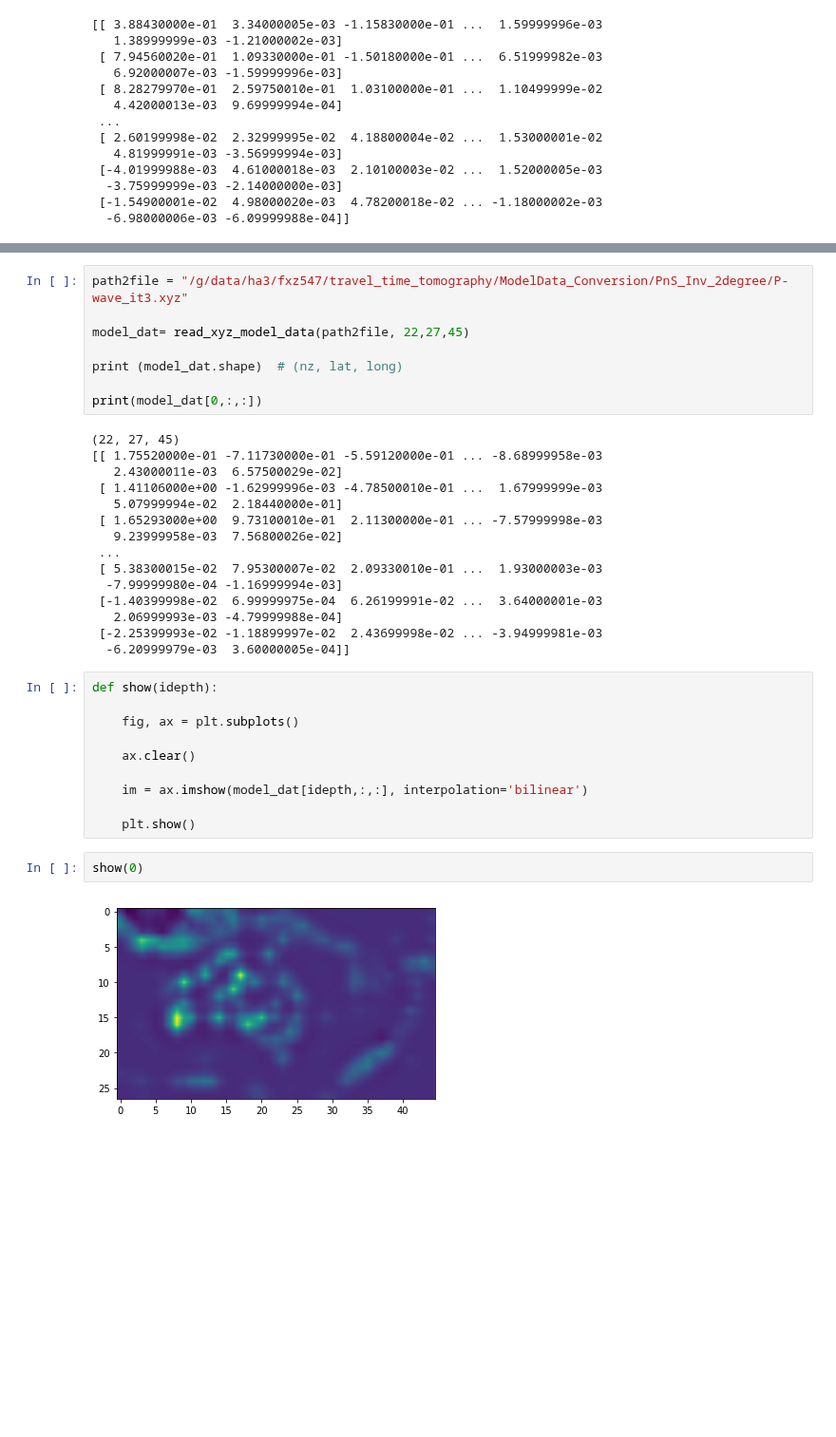
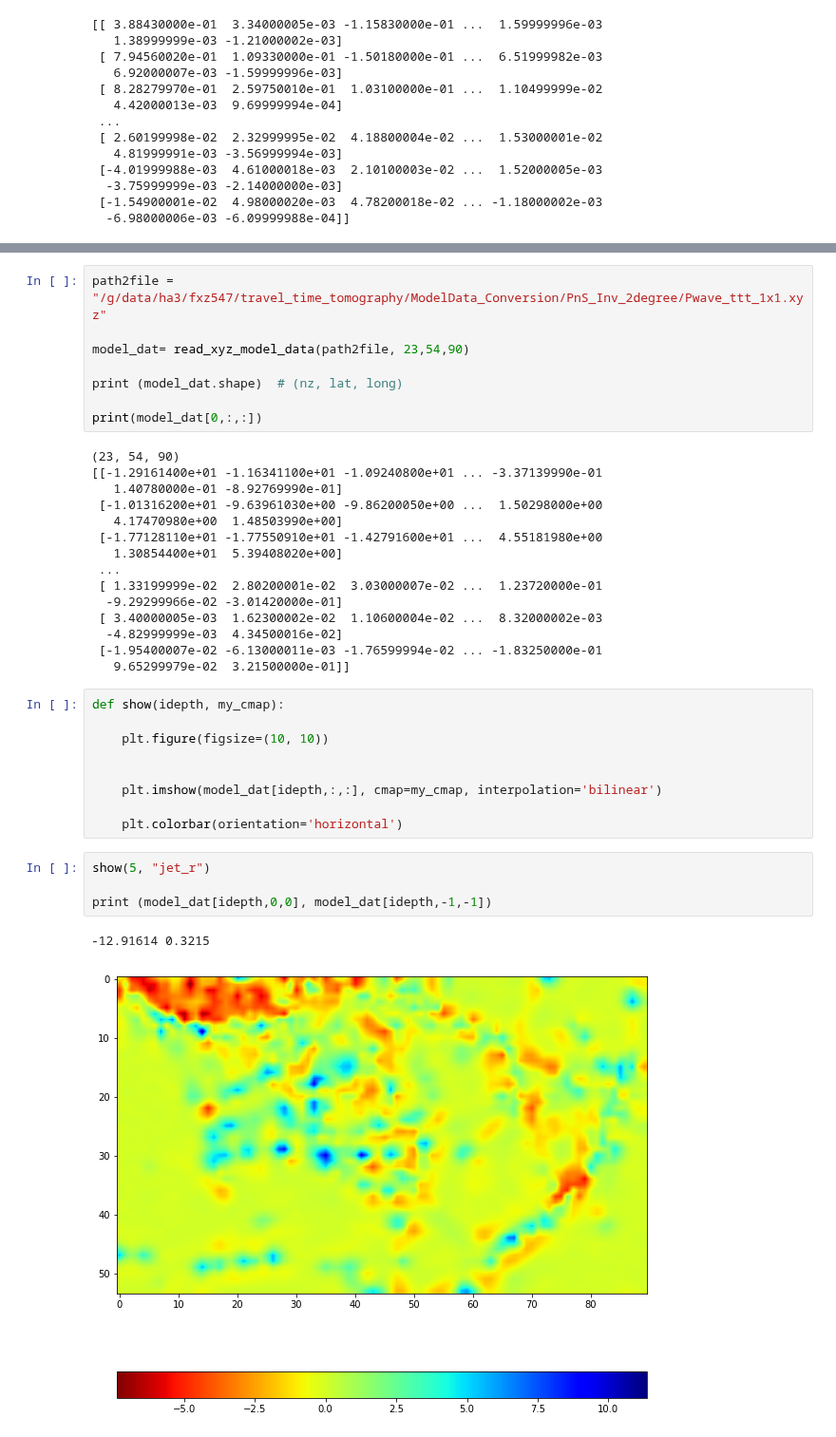
Before and after one commit to GeoscienceAustralia/hiperseis, a Jupyter notebook: notebooks/plot_travel_time_tomography.ipynb, the cells around one changed output, grey strips where cells are left out. Shown at 95% size. Saved outputs shown, nothing was run; the diff lists cells and outputs as text; blank space fills up the shorter version.

Commit message:
modified notebook to display travel time tomography horizontal images

```diff
--- a/notebooks/plot_travel_time_tomography.ipynb
+++ b/notebooks/plot_travel_time_tomography.ipynb
@@ -55,37 +55,39 @@ plt.show()
 # %%
-path2file = "/g/data/ha3/fxz547/travel_time_tomography/ModelData_Conversion/PnS_Inv_2degree/P-wave_it3.xyz"
+path2file = "/g/data/ha3/fxz547/travel_time_tomography/ModelData_Conversion/PnS_Inv_2degree/Pwave_ttt_1x1.xyz"
 
-model_dat= read_xyz_model_data(path2file, 22,27,45)
+model_dat= read_xyz_model_data(path2file, 23,54,90)
 
 print (model_dat.shape)  # (nz, lat, long)
 
 print(model_dat[0,:,:])
 # %% [output]
-(22, 27, 45)
-[[ 1.75520000e-01 -7.11730000e-01 -5.59120000e-01 ... -8.68999958e-03
-   2.43000011e-03  6.57500029e-02]
- [ 1.41106000e+00 -1.62999996e-03 -4.78500010e-01 ...  1.67999999e-03
-   5.07999994e-02  2.18440000e-01]
- [ 1.65293000e+00  9.73100010e-01  2.11300000e-01 ... -7.57999998e-03
-   9.23999958e-03  7.56800026e-02]
+(23, 54, 90)
+[[-1.29161400e+01 -1.16341100e+01 -1.09240800e+01 ... -3.37139990e-01
+   1.40780000e-01 -8.92769990e-01]
+ [-1.01316200e+01 -9.63961030e+00 -9.86200050e+00 ...  1.50298000e+00
+   4.17470980e+00  1.48503990e+00]
+ [-1.77128110e+01 -1.77550910e+01 -1.42791600e+01 ...  4.55181980e+00
+   1.30854400e+01  5.39408020e+00]
  ...
- [ 5.38300015e-02  7.95300007e-02  2.09330010e-01 ...  1.93000003e-03
-  -7.99999980e-04 -1.16999994e-03]
- [-1.40399998e-02  6.99999975e-04  6.26199991e-02 ...  3.64000001e-03
-   2.06999993e-03 -4.79999988e-04]
- [-2.25399993e-02 -1.18899997e-02  2.43699998e-02 ... -3.94999981e-03
-  -6.20999979e-03  3.60000005e-04]]
+ [ 1.33199999e-02  2.80200001e-02  3.03000007e-02 ...  1.23720000e-01
+  -9.29299966e-02 -3.01420000e-01]
+ [ 3.40000005e-03  1.62300002e-02  1.10600004e-02 ...  8.32000002e-03
+  -4.82999999e-03  4.34500016e-02]
+ [-1.95400007e-02 -6.13000011e-03 -1.76599994e-02 ... -1.83250000e-01
+   9.65299979e-02  3.21500000e-01]]
 # %%
-def show(idepth):
+def show(idepth, my_cmap):
 
-    fig, ax = plt.subplots()
+    plt.figure(figsize=(10, 10))
 
-    ax.clear()
 
-    im = ax.imshow(model_dat[idepth,:,:], interpolation='bilinear')
+    plt.imshow(model_dat[idepth,:,:], cmap=my_cmap, interpolation='bilinear')
 
-    plt.show()
+    plt.colorbar(orientation='horizontal')
-# %%
-show(0)
-# %% [output]
-[figure, removed]
+# %%
+show(5, "jet_r")
+
+print (model_dat[idepth,0,0], model_dat[idepth,-1,-1])
+# %% [output]
+-12.91614 0.3215
+[figure, added]
```
Also changed, not shown: parts of 2 cells of this notebook.
